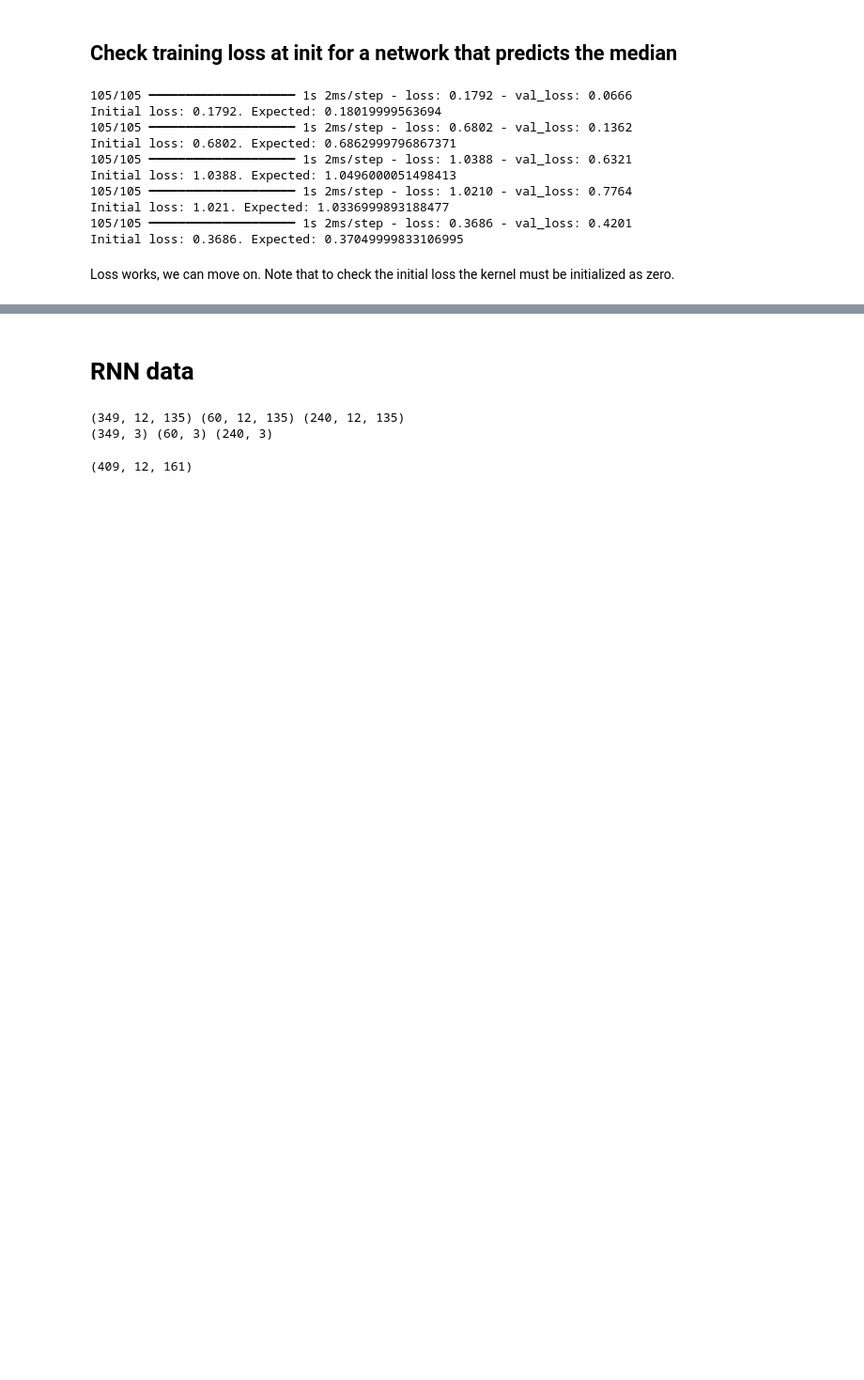
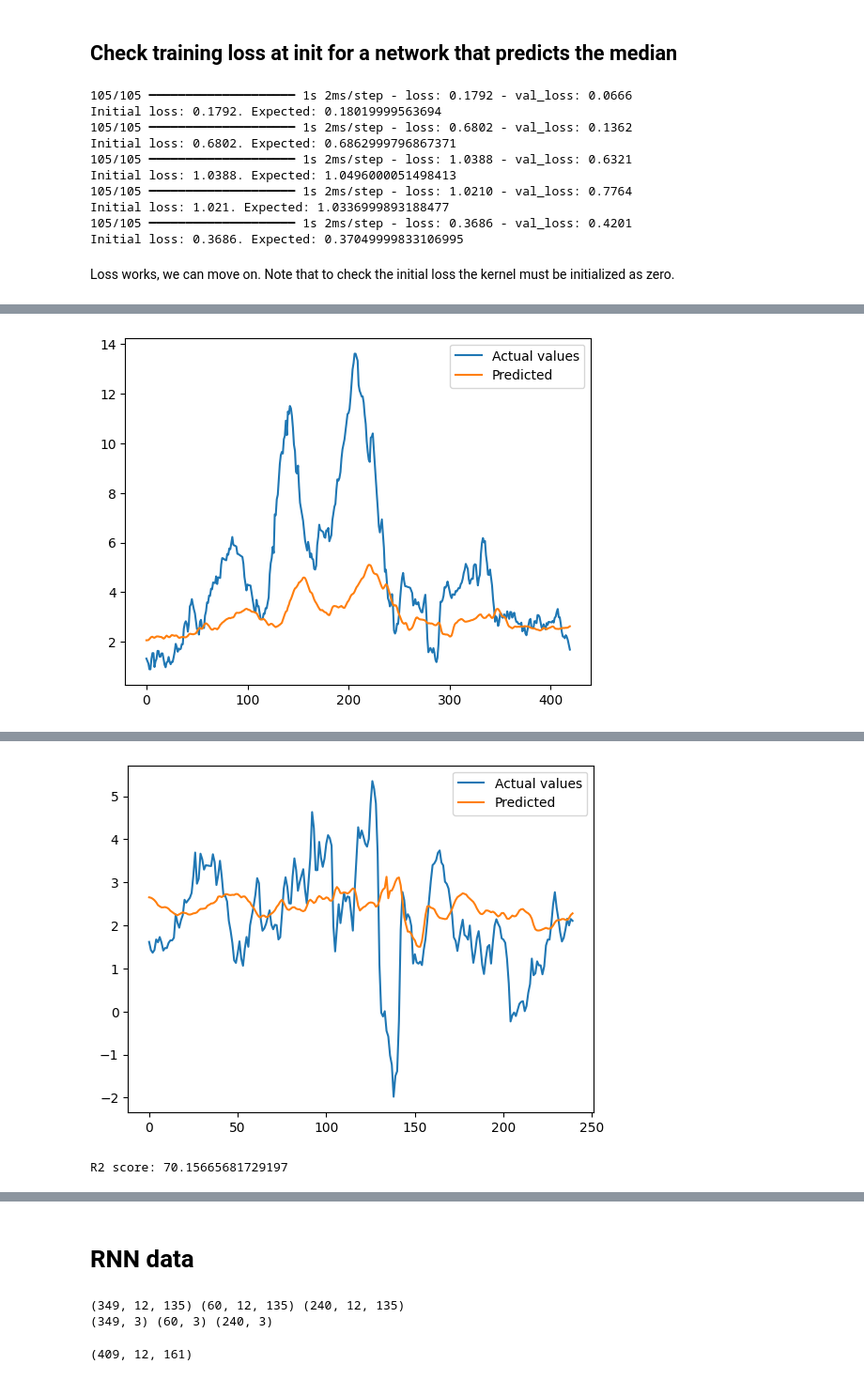
Before and after one commit to rproner1/MacroAtRisk, a Jupyter notebook: tuning.ipynb, the cells around one changed output, grey strips where cells are left out. Shown at 94% size. Saved outputs shown, nothing was run; the diff lists cells and outputs as text; code cells hidden in the pictures; blank space fills up the shorter version.

```diff
--- a/tuning.ipynb
+++ b/tuning.ipynb
@@ -314,0 +409,20 @@ Loss works, we can move on. Note that to check the initial loss the kernel must
+# %%
+y_pred = model.predict(X_train_full)
+plot_predictions(
+    y_pred=y_pred,
+    y_true=y_train_full.values
+)
+
+y_pred = model.predict(X_test)
+plot_predictions(
+    y_pred=y_pred,
+    y_true=y_test.values
+)
+
+evaluate_predictions(
+    y_pred=y_pred,
+    y_true=y_test.values,
+    mean_benchmark=naive_mean,
+    eval_quantiles=False
+)
+# %% [output]
@@ -314,0 +430 @@ Loss works, we can move on. Note that to check the initial loss the kernel must
+[figure, added]
@@ -314,0 +432,2 @@ Loss works, we can move on. Note that to check the initial loss the kernel must
+[figure, added]
+R2 score: 70.15665681729197
```
Also changed, not shown: parts of 20 cells of this notebook, 1 other file.
